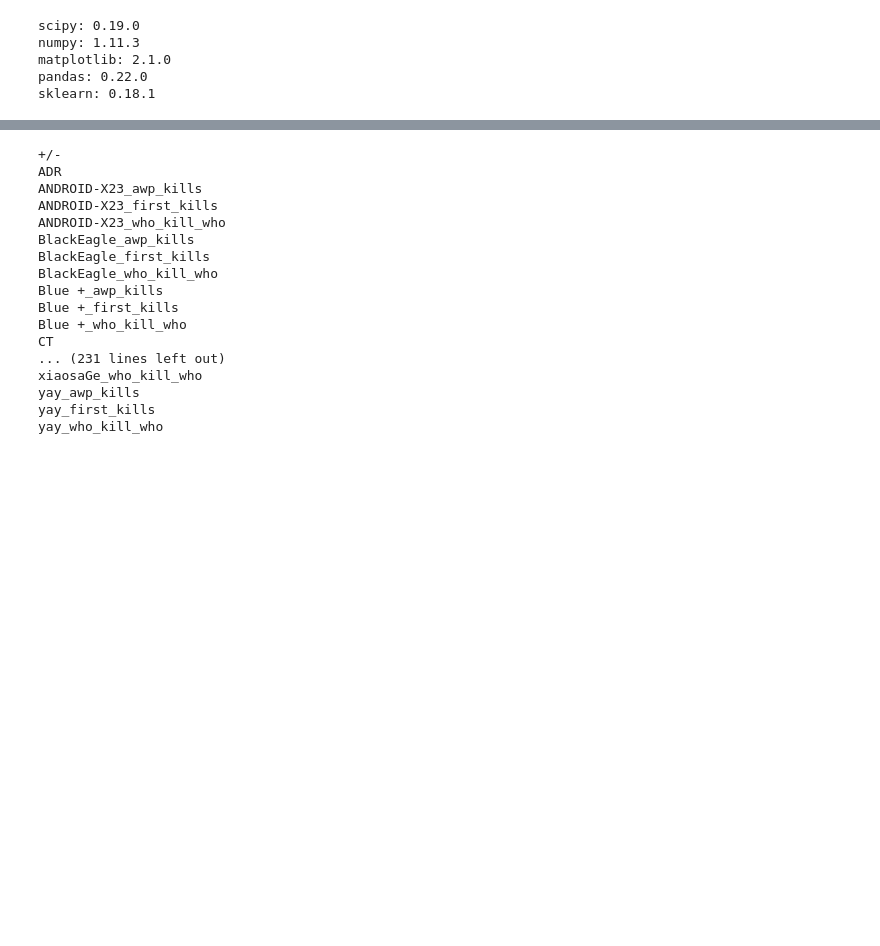
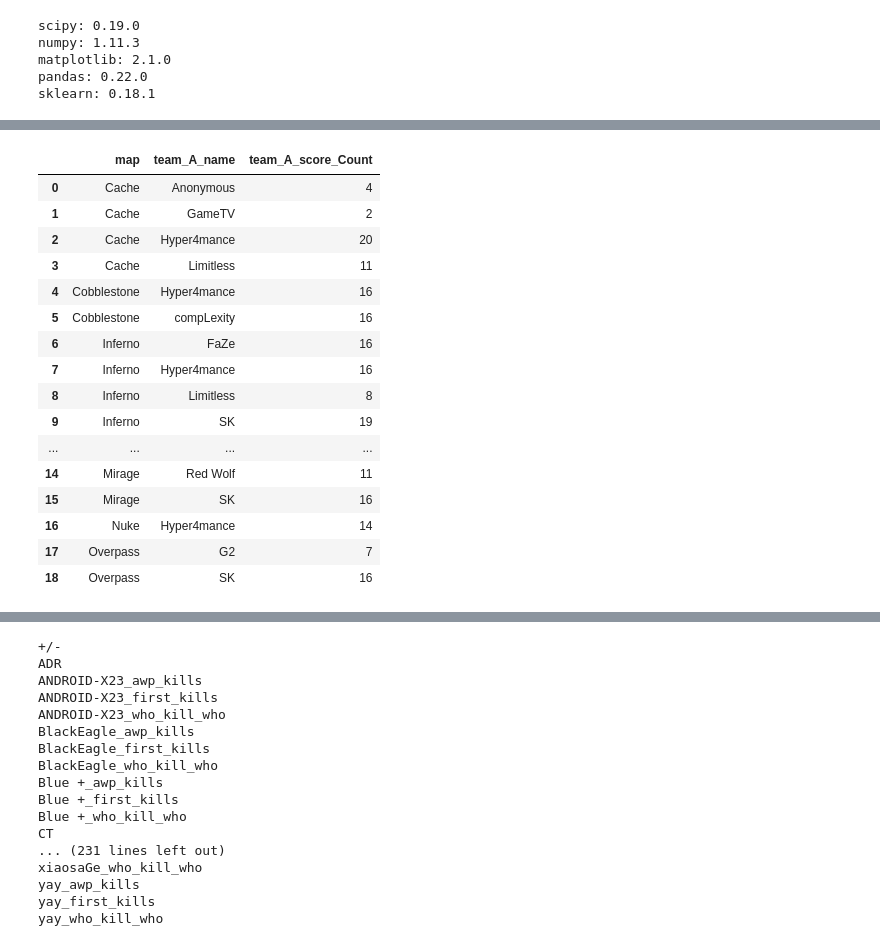
Before and after one commit to mck619/CS_project, a Jupyter notebook: notebooks/John Predicting Wins.ipynb, the cells around one changed output, grey strips where cells are left out. Saved outputs shown, nothing was run; the diff lists cells and outputs as text; code cells hidden in the pictures; blank space fills up the shorter version.

```diff
--- a/notebooks/John Predicting Wins.ipynb
+++ b/notebooks/John Predicting Wins.ipynb
@@ -289,3 +248,33 @@ def create_map_win_team_his_per(data):
+# %%
+def create_rounds_won_vs_team_his(data): # team rounds won vs another team
+    grouping = data.groupby(['match_id','map','team_A_name','team_B_name', 'team_A_score', 'team_B_score'])['round_num'].count()
+    grouping = pd.DataFrame(grouping)
+    grouping = grouping.add_suffix('_Count').reset_index()
+    grouping = grouping.groupby(['team_A_name', 'team_B_name']).sum()
+    grouping = pd.DataFrame(grouping)
+    grouping = grouping.add_suffix('_Count').reset_index()
+    forward = grouping.team_A_name+grouping.team_B_name
+    reverse = grouping.team_B_name+grouping.team_A_name
+    for idx, val in enumerate(forward):
+        for idx2, val2 in enumerate(reverse):
+            if val == val2:
+                grouping.loc[val,'team_A_score_Count'] += grouping.loc[val2,'team_B_score_Count']
+                grouping.loc[val,'team_B_score_Count'] += grouping.loc[val2,'team_A_score_Count']
+                grouping.loc[val2,'team_B_score_Count'] = grouping.loc[val,'team_A_score_Count']
+                grouping.loc[val2,'team_A_score_Count'] = grouping.loc[val,'team_B_score_Count']
+
+    grouping = grouping.drop('round_num_Count_Count', axis = 1)
+    col1 = list(grouping.team_A_name.unique())
+    col2  = list(grouping.team_B_name.unique())
+    col = col1 + col2
+    col = list(set(col))
+    data = pd.merge(data,grouping, on=['team_A_name', 'team_B_name'])
+    for a in col:
+        data['rd_total_his_'+ a] = np.nan
+        data.loc[(data.player_team_name != a) & (data.team_A_name == a) , 'rd_total_his_'+ a]=data.team_B_score_Count
+        data.loc[(data.player_team_name != a) & (data.team_B_name == a) , 'rd_total_his_'+ a]=data.team_A_score_Count
+
+    return data
 # %%
 col_list = ['_first_kills', '_who_kill_who','_awp_kills']
 data = create_fwa_dr_columns(data, col_list)
@@ -293,3 +282,4 @@ data = create_fwadr_his(data,col_list)
 data = create_avdamage_his(data)
 data = create_map_win_loss_his(data)
 data = create_map_win_his_per(data)
+data = create_rounds_won_vs_team_his(data)
@@ -295,0 +288,27 @@ data = create_map_win_his_per(data)
+# %%
+grouping = data.groupby(['map','team_A_name', 'team_A_score'])['round_num'].count()
+grouping = pd.DataFrame(grouping)
+grouping = grouping.add_suffix('_Count').reset_index()
+grouping = grouping.groupby(['map','team_A_name'])[ 'team_A_score'].sum()
+grouping = pd.DataFrame(grouping)
+grouping = grouping.add_suffix('_Count').reset_index()
+# %%
+grouping
+# %% [output]
+|  | map | team_A_name | team_A_score_Count |
+| 0 | Cache | Anonymous | 4 |
+| 1 | Cache | GameTV | 2 |
+| 2 | Cache | Hyper4mance | 20 |
+| 3 | Cache | Limitless | 11 |
+| 4 | Cobblestone | Hyper4mance | 16 |
+| 5 | Cobblestone | compLexity | 16 |
+| 6 | Inferno | FaZe | 16 |
+| 7 | Inferno | Hyper4mance | 16 |
+| 8 | Inferno | Limitless | 8 |
+| 9 | Inferno | SK | 19 |
+| ... | ... | ... | ... |
+| 14 | Mirage | Red Wolf | 11 |
+| 15 | Mirage | SK | 16 |
+| 16 | Nuke | Hyper4mance | 14 |
+| 17 | Overpass | G2 | 7 |
+| 18 | Overpass | SK | 16 |
```
Also changed, not shown: parts of 19 cells of this notebook.
